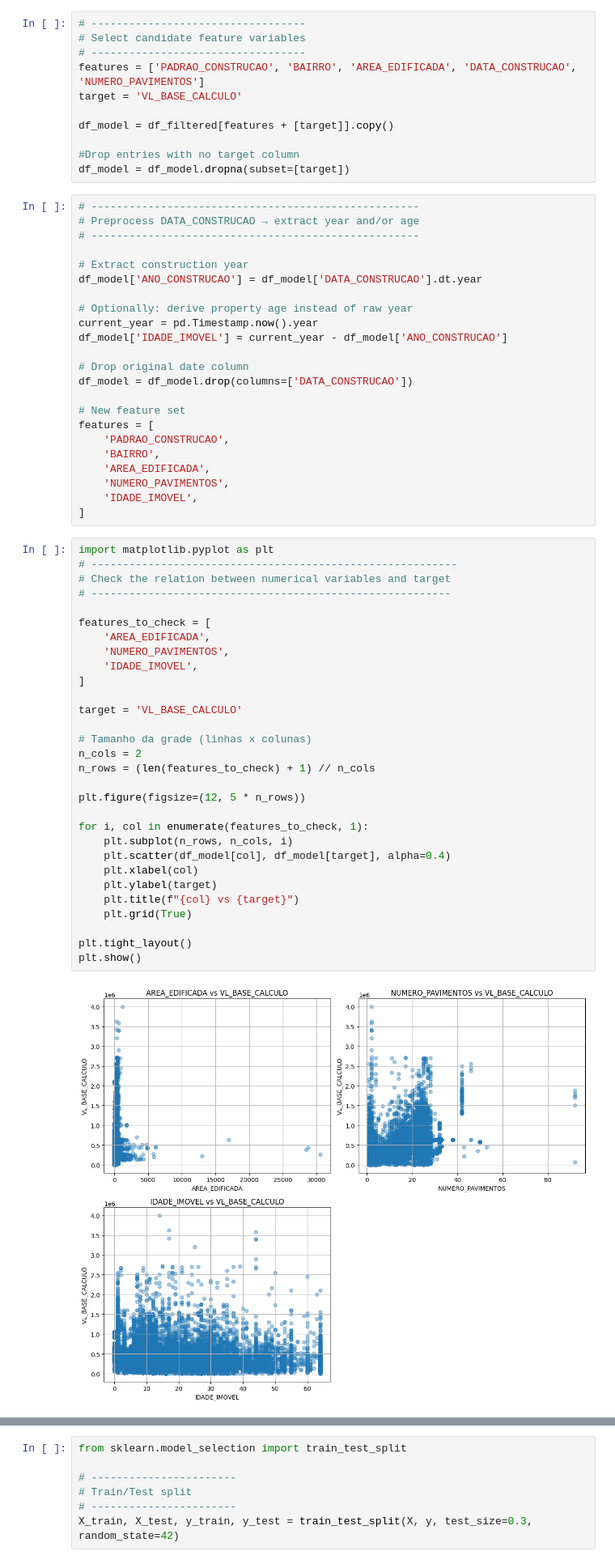
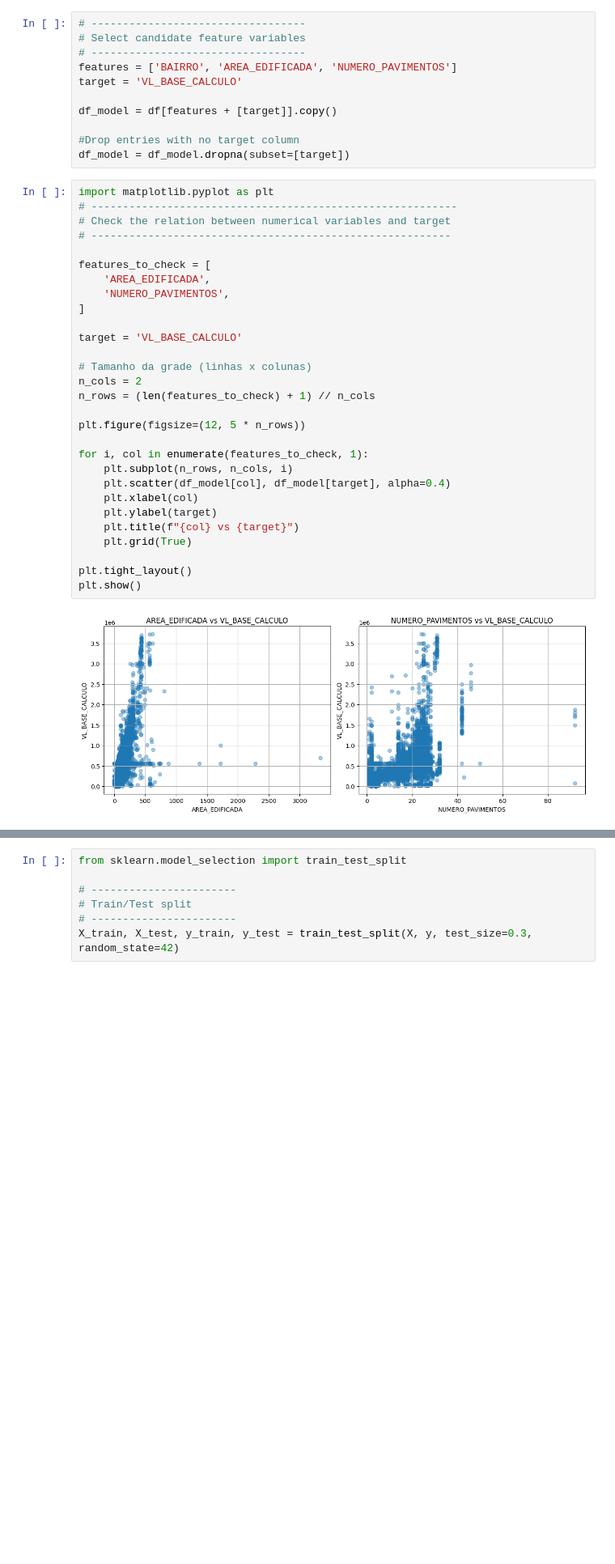
Before and after one commit to lsampaiorocha/housing-prices-Fortaleza, a Jupyter notebook: notebooks/analysis.ipynb, the cells around one changed output, grey strips where cells are left out. Shown at 81% size. Cells and saved outputs as stored; diff of their text form; blank space fills up the shorter version.

```diff
--- a/notebooks/analysis.ipynb
+++ b/notebooks/analysis.ipynb
@@ -1051,65 +729,41 @@ plt.show()
 # ----------------------------------
 # Select candidate feature variables
 # ----------------------------------
-features = ['PADRAO_CONSTRUCAO', 'BAIRRO', 'AREA_EDIFICADA', 'DATA_CONSTRUCAO', 'NUMERO_PAVIMENTOS']
+features = ['BAIRRO', 'AREA_EDIFICADA', 'NUMERO_PAVIMENTOS']
 target = 'VL_BASE_CALCULO'
 
-df_model = df_filtered[features + [target]].copy()
+df_model = df[features + [target]].copy()
 
 #Drop entries with no target column
 df_model = df_model.dropna(subset=[target])
-# %%
-# ----------------------------------------------------
-# Preprocess DATA_CONSTRUCAO → extract year and/or age
-# ----------------------------------------------------
-
-# Extract construction year
-df_model['ANO_CONSTRUCAO'] = df_model['DATA_CONSTRUCAO'].dt.year
-
-# Optionally: derive property age instead of raw year
-current_year = pd.Timestamp.now().year
-df_model['IDADE_IMOVEL'] = current_year - df_model['ANO_CONSTRUCAO']
-
-# Drop original date column
-df_model = df_model.drop(columns=['DATA_CONSTRUCAO'])
-
-# New feature set
-features = [
-    'PADRAO_CONSTRUCAO',
-    'BAIRRO',
-    'AREA_EDIFICADA',
-    'NUMERO_PAVIMENTOS',
-    'IDADE_IMOVEL',
-]
 # %%
 import matplotlib.pyplot as plt
 # ----------------------------------------------------------
 # Check the relation between numerical variables and target
 # ---------------------------------------------------------
 
 features_to_check = [
     'AREA_EDIFICADA',
     'NUMERO_PAVIMENTOS',
-    'IDADE_IMOVEL',
 ]
 
 target = 'VL_BASE_CALCULO'
 
 # Tamanho da grade (linhas x colunas)
 n_cols = 2
 n_rows = (len(features_to_check) + 1) // n_cols
 
 plt.figure(figsize=(12, 5 * n_rows))
 
 for i, col in enumerate(features_to_check, 1):
     plt.subplot(n_rows, n_cols, i)
     plt.scatter(df_model[col], df_model[target], alpha=0.4)
     plt.xlabel(col)
     plt.ylabel(target)
     plt.title(f"{col} vs {target}")
     plt.grid(True)
 
 plt.tight_layout()
 plt.show()
 # %% [output]
-[figure, old version]
+[figure, new version]
```
Also changed, not shown: parts of 51 cells of this notebook, 15 other files.
